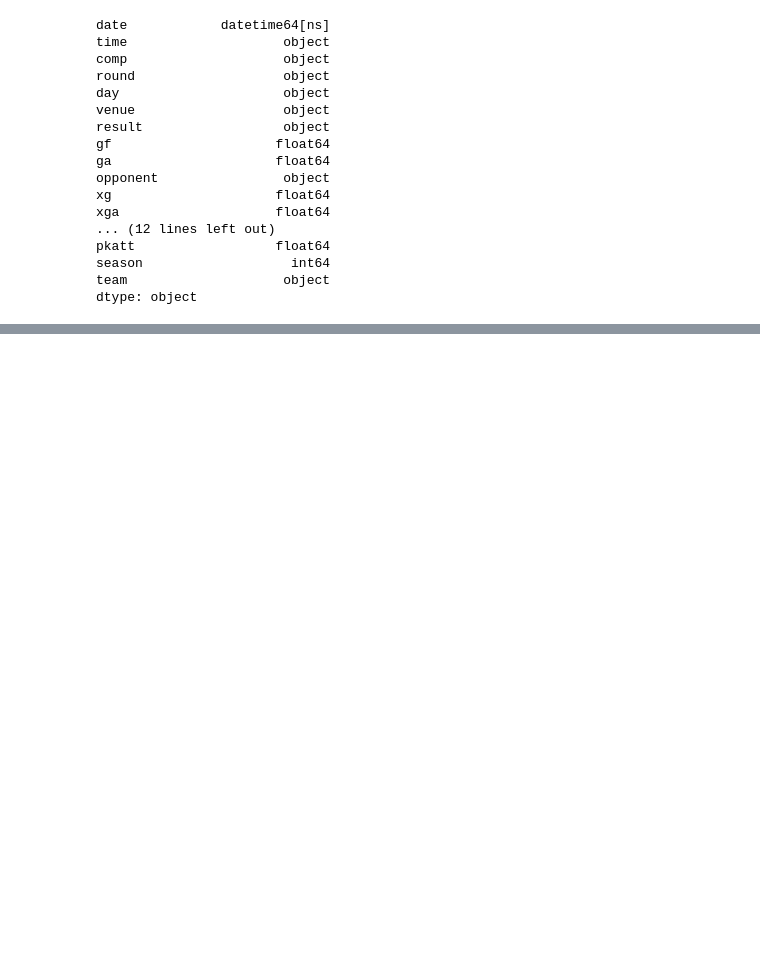
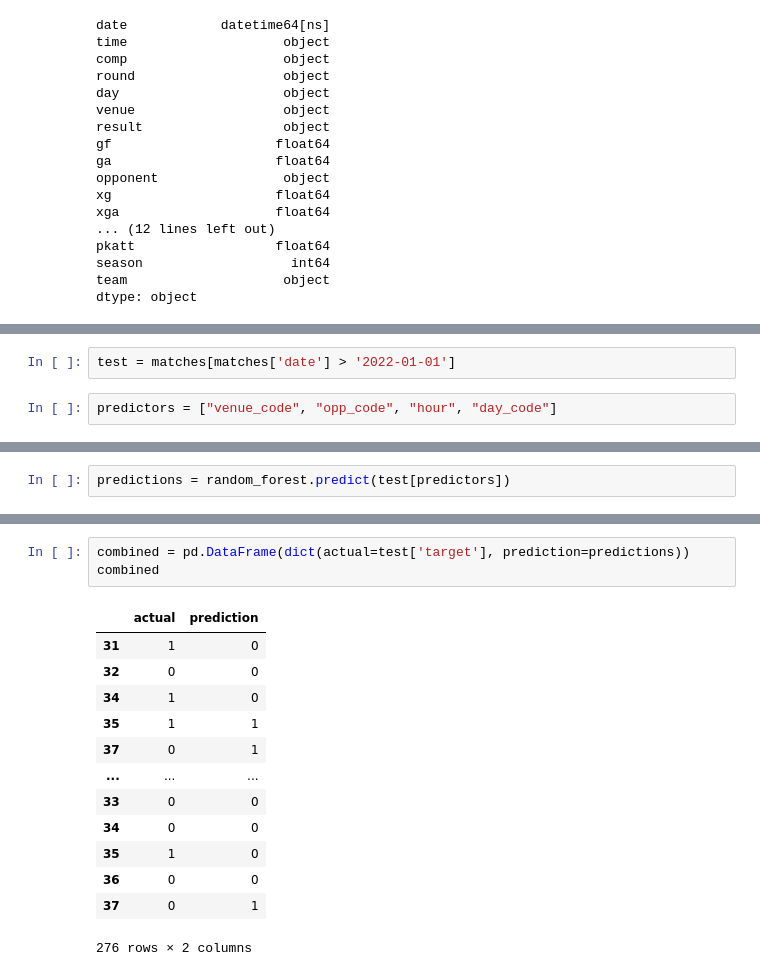
Before and after one commit to giahienpham/predict-football, a Jupyter notebook: predict.ipynb, the cells around one changed output, grey strips where cells are left out. Cells and saved outputs as stored; diff of their text form; blank space fills up the shorter version.

```diff
--- a/predict.ipynb
+++ b/predict.ipynb
@@ -130,0 +179,4 @@ dtype: object
+# %%
+test = matches[matches['date'] > '2022-01-01']
+# %%
+predictors = ["venue_code", "opp_code", "hour", "day_code"]
@@ -130,0 +187,2 @@ dtype: object
+# %%
+predictions = random_forest.predict(test[predictors])
@@ -130,0 +199,17 @@ dtype: object
+# %%
+combined = pd.DataFrame(dict(actual=test['target'], prediction=predictions))
+combined
+# %% [output]
+|  | actual | prediction |
+| 31 | 1 | 0 |
+| 32 | 0 | 0 |
+| 34 | 1 | 0 |
+| 35 | 1 | 1 |
+| 37 | 0 | 1 |
+| ... | ... | ... |
+| 33 | 0 | 0 |
+| 34 | 0 | 0 |
+| 35 | 1 | 0 |
+| 36 | 0 | 0 |
+| 37 | 0 | 1 |
+276 rows × 2 columns
```
Also changed, not shown: parts of 17 cells of this notebook.
